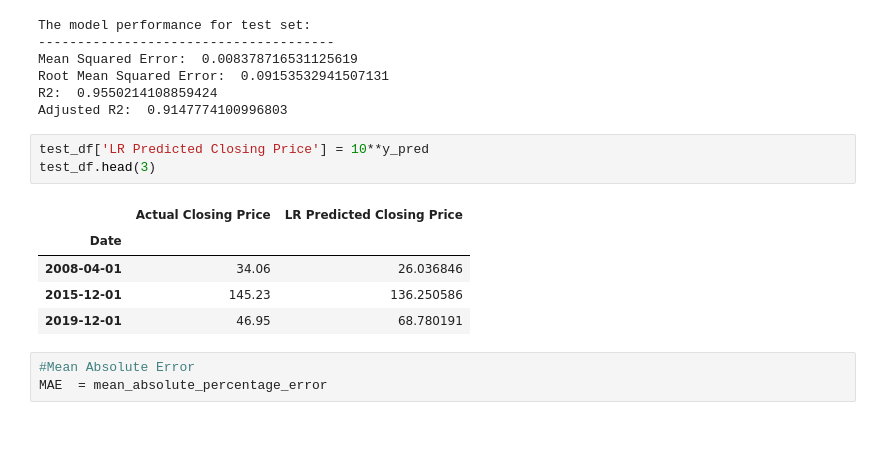
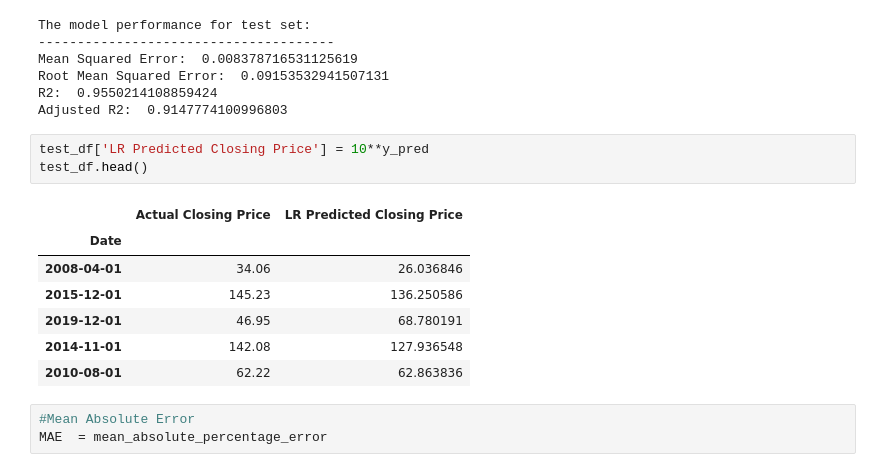
Before and after one commit to sunanda-debnath/Yes-Bank-Stock-Predication, a Jupyter notebook: Yes__Bank__Stock_Predication.ipynb, the cells around one changed output. Drawn from its saved outputs; the diff is of its cells as text; blank space fills up the shorter version.

```diff
--- a/Yes__Bank__Stock_Predication.ipynb
+++ b/Yes__Bank__Stock_Predication.ipynb
@@ -434,13 +434,15 @@ R2:  0.9550214108859424
 Adjusted R2:  0.9147774100996803
 # %%
 test_df['LR Predicted Closing Price'] = 10**y_pred
-test_df.head(3)
+test_df.head()
 # %% [output]
 |  | Actual Closing Price | LR Predicted Closing Price |
 | Date |  |  |
 | 2008-04-01 | 34.06 | 26.036846 |
 | 2015-12-01 | 145.23 | 136.250586 |
 | 2019-12-01 | 46.95 | 68.780191 |
+| 2014-11-01 | 142.08 | 127.936548 |
+| 2010-08-01 | 62.22 | 62.863836 |
 # %%
 #Mean Absolute Error
 MAE  = mean_absolute_percentage_error
```
